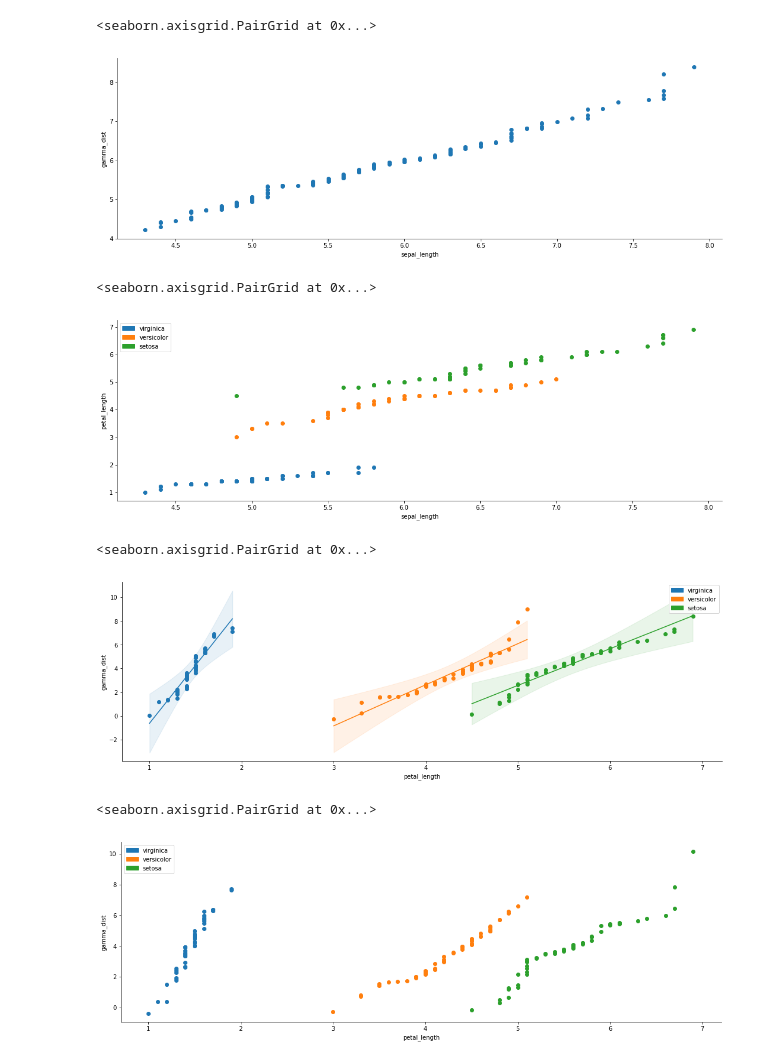
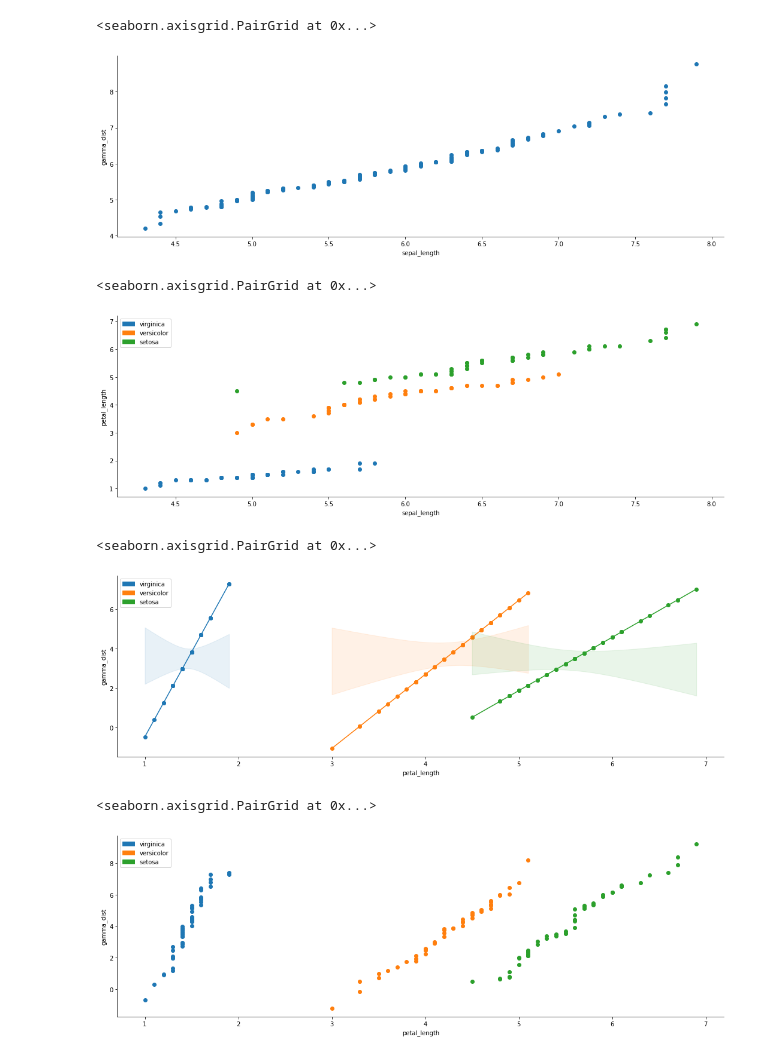
Before and after one commit to RonsenbergVI/seaborn-qqplot, a Jupyter notebook: examples/example.ipynb, the cells around one changed output. Drawn from its saved outputs; the diff is of its cells as text; code cells hidden in the pictures.

```diff
--- a/examples/example.ipynb
+++ b/examples/example.ipynb
@@ -11,22 +11,22 @@ from seaborn_qqplot import qqplot
 # %%
 iris = load_dataset('iris')
 # %%
-qqplot(iris, x="sepal_length", y = gamma, height = 5, aspect=3)
+pplot(iris, x="sepal_length", y = gamma, height = 5, aspect=3)
 # %% [output]
 <seaborn.axisgrid.PairGrid at 0x...>
-[figure, old version]
+[figure, new version]
 # %%
-qqplot(iris, x="sepal_length", y = "petal_length", hue = "species", height = 5, aspect=3)
+pplot(iris, x="sepal_length", y = "petal_length", hue = "species", height = 5, aspect=3)
 # %% [output]
 <seaborn.axisgrid.PairGrid at 0x...>
-[figure, old version]
+[figure, new version]
 # %%
-qqplot(iris, x="petal_length", y = gamma, hue = "species", height = 5, aspect=3, display_kws={"identity":False,"fit":True,"reg":True,"ci":0.025})
+pplot(iris, x="petal_length", y=gamma, hue="species", height=5, aspect=3, display_kws={"identity":False,"fit":True,"reg":True,"ci":0.025})
 # %% [output]
 <seaborn.axisgrid.PairGrid at 0x...>
-[figure, old version]
+[figure, new version]
 # %%
-qqplot(iris, x="petal_length", y = gamma, hue = "species", height = 5, aspect=3)
+pplot(iris, x="petal_length", y = gamma, hue = "species", height = 5, aspect=3)
 # %% [output]
 <seaborn.axisgrid.PairGrid at 0x...>
-[figure, old version]
+[figure, new version]
```
Also changed, not shown: parts of 1 cell of this notebook.
